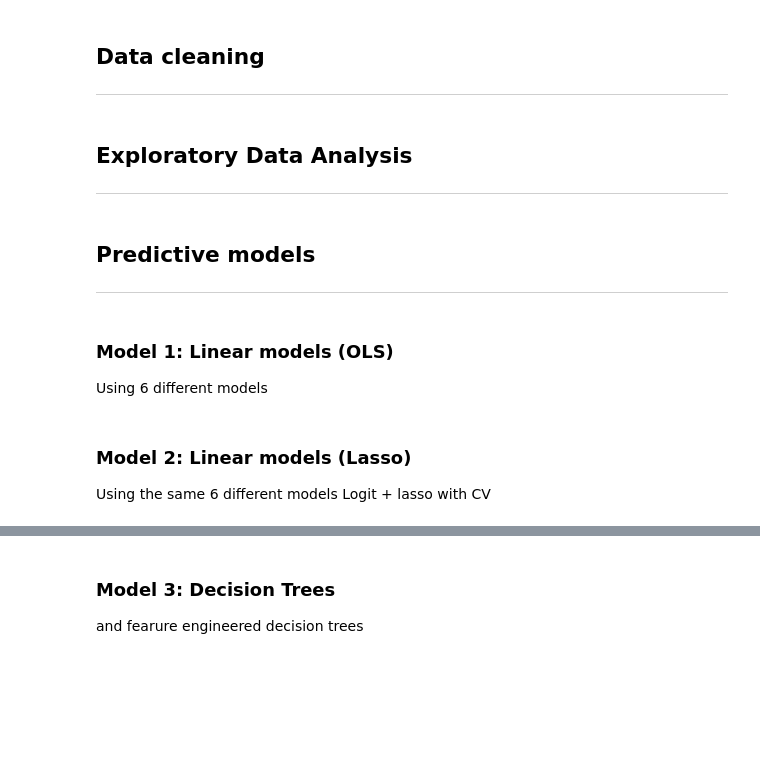
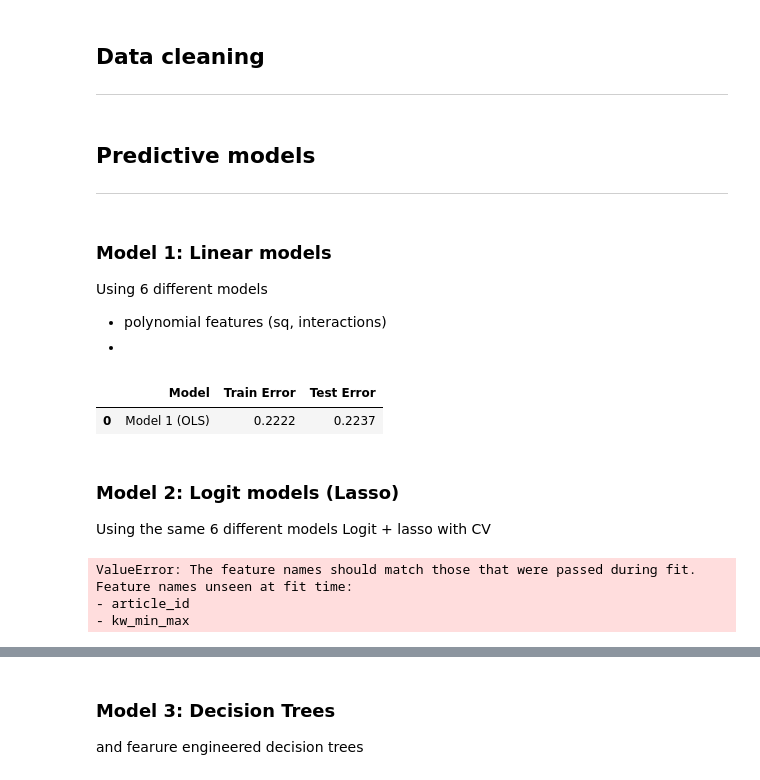
Before and after one commit to zsofiarebeka/ceu-ml1-ml2, a Jupyter notebook: Kaggle competition/Kaggle_Katona.ipynb, the cells around one changed output, grey strips where cells are left out. Saved outputs shown, nothing was run; the diff lists cells and outputs as text; code cells hidden in the pictures; blank space fills up the shorter version.

Commit message:
Feature engineering, models 1-4

```diff
--- a/Kaggle competition/Kaggle_Katona.ipynb
+++ b/Kaggle competition/Kaggle_Katona.ipynb
@@ -108,16 +239,53 @@ X_train_fe, X_test_fe, y_train, y_test = train_test_split(feature_matrix, label,
 # %% [markdown]
 ## Data cleaning
 ---
-# %% [markdown]
-## Exploratory Data Analysis
----
 # %% [markdown]
 ## Predictive models
 ---
+# %%
+# Defining the loss function (root mean squared logarithmic error)
+def calculateRMSLE(prediction, y_obs):
+    """
+    Calculate the Root Mean Squared Logarithmic Error (RMSLE)
+    between the predicted values and the observed values.
+
+    Parameters:
+    - prediction: array-like, the predicted values.
+    - y_obs: array-like, the observed (true) values.
+
+    Returns:
+    - float: the RMSLE value rounded to four decimal places.
+    """
+    return round(np.sqrt(
+        np.mean(
+                (
+                    np.log(np.where(prediction < 0, 0, prediction) + 1) -
+                    np.log(y_obs + 1)
+                )**2
+        )
+    ), 4)
 # %% [markdown]
-### Model 1: Linear models (OLS)
+### Model 1: Linear models
 Using 6 different models
+- polynomial features (sq, interactions)
+-
+# %%
+# We are fitting the features on the y_train set
+model1 = LinearRegression().fit(X_train, y_train)
+
+# Calculating the train error
+train_error_lin = calculateRMSLE(model1.predict(X_train), y_train)
+
+# Calculating the test error
+test_error_lin = calculateRMSLE(model1.predict(X_test), y_test)
+
+# Displaying the results
+model_results = pd.DataFrame({"Model": ["Model 1 (Linear)"], "Train Error": [train_error_lin], "Test Error": [test_error_lin]})
+model_results
+# %% [output]
+|  | Model | Train Error | Test Error |
+| 0 | Model 1 (OLS) | 0.2222 | 0.2237 |
 # %% [markdown]
-### Model 2: Linear models (Lasso)
+### Model 2: Logit models (Lasso)
 Using the same 6 different models
 Logit + lasso with CV
@@ -123,0 +301,19 @@ Logit + lasso with CV
+# %%
+# We are fitting the features on the y_train set
+model2 = LinearRegression().fit(X_train_model2, y_train)
+
+# Calculating the train error
+train_error_2 = calculateRMSLE(model2.predict(X_train), y_train)
+
+# Calculating the test error
+test_error_2 = calculateRMSLE(model2.predict(X_test), y_test)
+
+# Defining and displaying the results for Model 2
+model2_results = {"Model": ["Model 2 (Linear)"], "Train Error": [train_error_2], "Test Error": [test_error_2]}
+model_results = model_results.append(model2_results, ignore_index=True)
+model_results
+# %% [output]
+ValueError: The feature names should match those that were passed during fit.
+Feature names unseen at fit time:
+- article_id
+- kw_min_max
```
Also changed, not shown: parts of 16 cells of this notebook.
